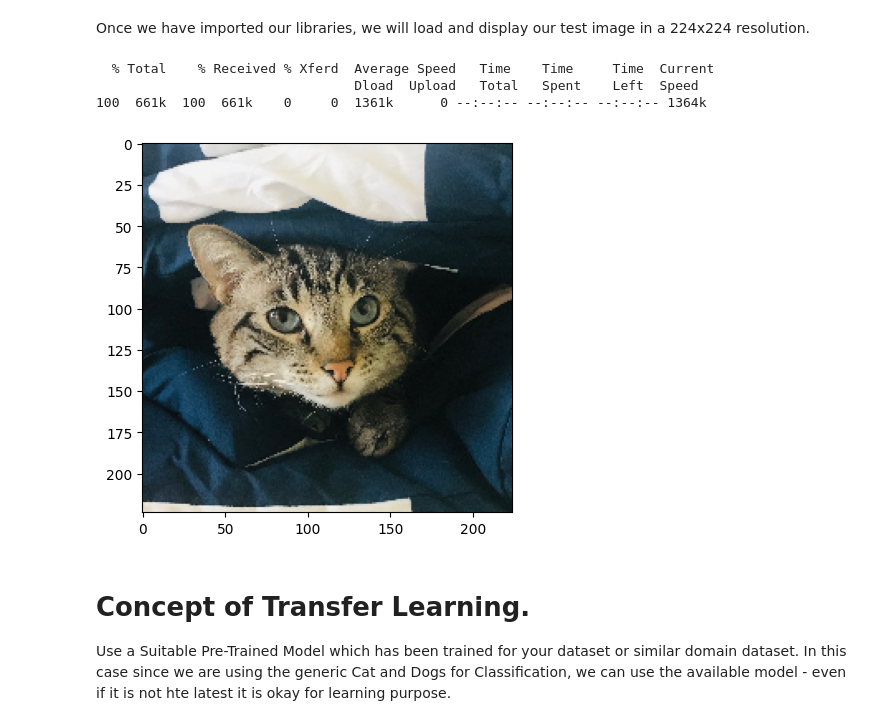
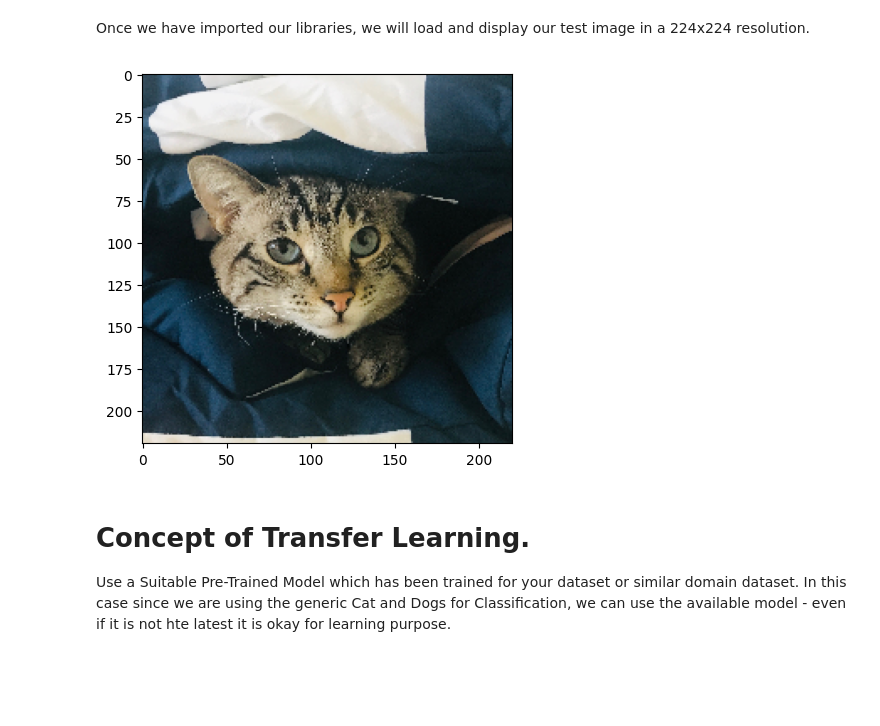
Before and after one commit to stbalaji/AIForBusiness, a Jupyter notebook: 05CVImageClassification_PredictClass_CatsDogs.ipynb, the cells around one changed output. Cells and saved outputs as stored; diff of their text form; code cells hidden in the pictures; blank space fills up the shorter version.

```diff
--- a/05CVImageClassification_PredictClass_CatsDogs.ipynb
+++ b/05CVImageClassification_PredictClass_CatsDogs.ipynb
@@ -39,11 +35,7 @@ import matplotlib.pyplot as plt
 # %% [markdown]
 Once we have imported our libraries, we will load and display our test image in a 224x224 resolution.
 # %%
-IMG_PATH = '../../sample-images/cat.jpg'
-if IS_COLAB_ENV:
-  !curl https://raw.githubusercontent.com/PracticalDL/Practical-Deep-Learning-Book/master/sample-images/cat.jpg --output cat.jpg
-  IMG_PATH = 'cat.jpg'
+IMG_PATH = './cat.jpg'
+# if IS_COLAB_ENV:
+#  !curl https:://content/cat.jpg --output cat.jpg
+#  IMG_PATH = 'cat.jpg'
-# %% [output]
-  % Total    % Received % Xferd  Average Speed   Time    Time     Time  Current
-                                 Dload  Upload   Total   Spent    Left  Speed
-100  661k  100  661k    0     0  1361k      0 --:--:-- --:--:-- --:--:-- 1364k
@@ -50,9 +45,9 @@ if IS_COLAB_ENV:
 # %%
-img = image.load_img(IMG_PATH, target_size=(224, 224))
+img = image.load_img(IMG_PATH, target_size=(220, 220))
 plt.imshow(img)
 plt.show()
 # %% [output]
-[figure, old version]
+[figure, new version]
 # %% [markdown]
 # Concept of Transfer Learning.
 Use a Suitable Pre-Trained Model which has been trained for your dataset or similar domain dataset.
```
Also changed, not shown: parts of 6 cells of this notebook.
